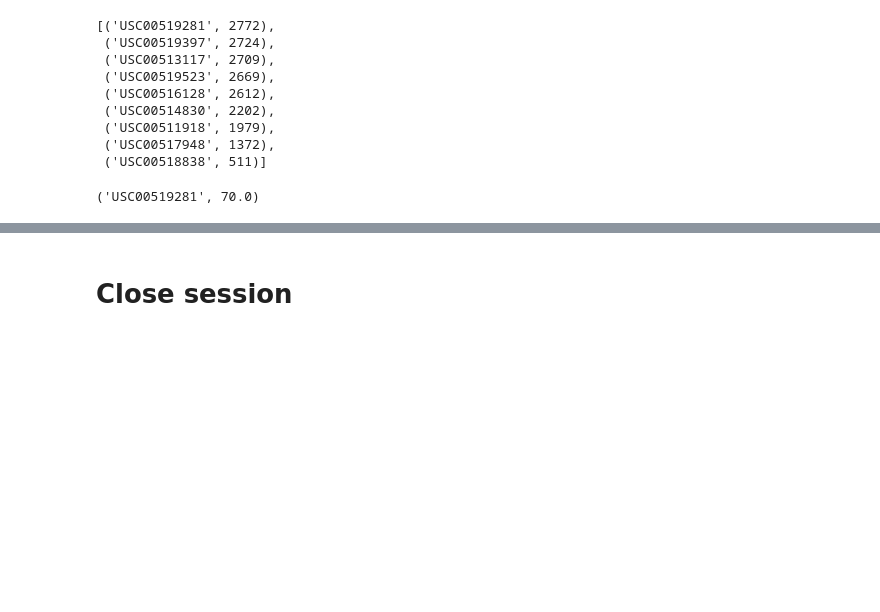
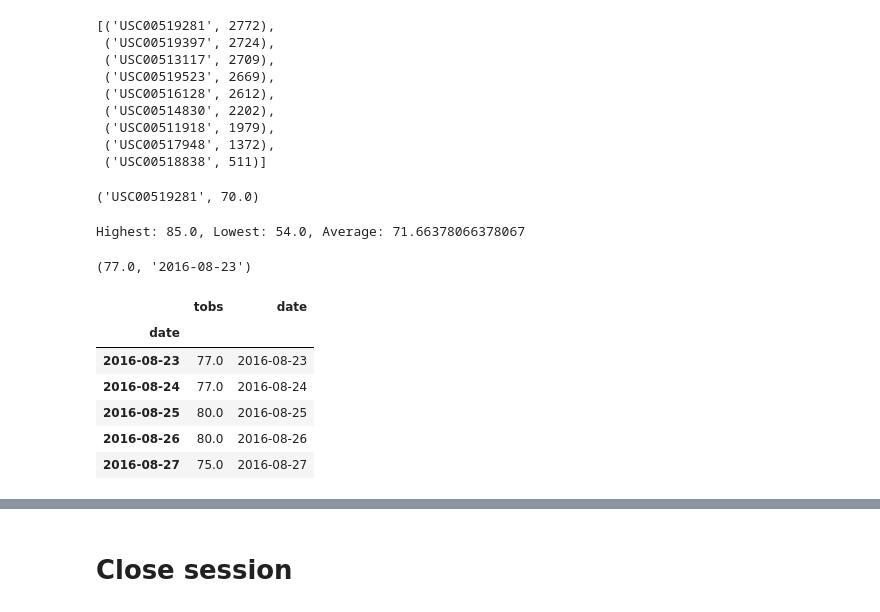
Before and after one commit to bexlev/sqlalchemy-challenge, a Jupyter notebook: climate_starter RL.ipynb, the cells around one changed output, grey strips where cells are left out. Cells and saved outputs as stored; diff of their text form; code cells hidden in the pictures; blank space fills up the shorter version.

```diff
--- a/climate_starter RL.ipynb
+++ b/climate_starter RL.ipynb
@@ -198,6 +198,21 @@ top_station_temp = session.query(Measurement.station, Measurement.tobs).filter(M
 top_station_temp.first()
 # %% [output]
 ('USC00519281', 70.0)
+# %%
+top_station_temp = pd.DataFrame(top_station_temp)
+top_station_temp.head()
+
+temps = top_station_temp['tobs']
+print(f'Highest: {(temps).max()}, Lowest: {(temps.min())}, Average: {(temps).mean()}')
+# %% [output]
+Highest: 85.0, Lowest: 54.0, Average: 71.66378066378067
 # %%
-# Using the most active station id
-# Query the last 12 months of temperature observation data for this station
+
+#Using the most active station id, Query the last 12 months of temperature observation data for this station
+
+last_12_months_temp = session.query(Measurement.tobs, Measurement.date).filter(Measurement.date >= date_range).filter(Measurement.station == 'USC00519281')
+
+#Check query
+last_12_months_temp.first()
+# %% [output]
+(77.0, '2016-08-23')
@@ -205,0 +219,18 @@ top_station_temp.first()
+# %%
+#Check date format for plotting, convert to DF
+
+last_12_months_temp_pd = pd.DataFrame(last_12_months_temp)
+
+last_12_months_temp_pd['date'] = pd.to_datetime(last_12_months_temp_pd['date'])
+last_12_months_temp_pd = last_12_months_temp_pd.sort_values(by=['date'])
+last_12_months_temp_pd = last_12_months_temp_pd.set_index(last_12_months_temp_pd['date'])
+
+last_12_months_temp_pd.head()
+# %% [output]
+|  | tobs | date |
+| date |  |  |
+| 2016-08-23 | 77.0 | 2016-08-23 |
+| 2016-08-24 | 77.0 | 2016-08-24 |
+| 2016-08-25 | 80.0 | 2016-08-25 |
+| 2016-08-26 | 80.0 | 2016-08-26 |
+| 2016-08-27 | 75.0 | 2016-08-27 |
```
Also changed, not shown: parts of 2 cells of this notebook.
